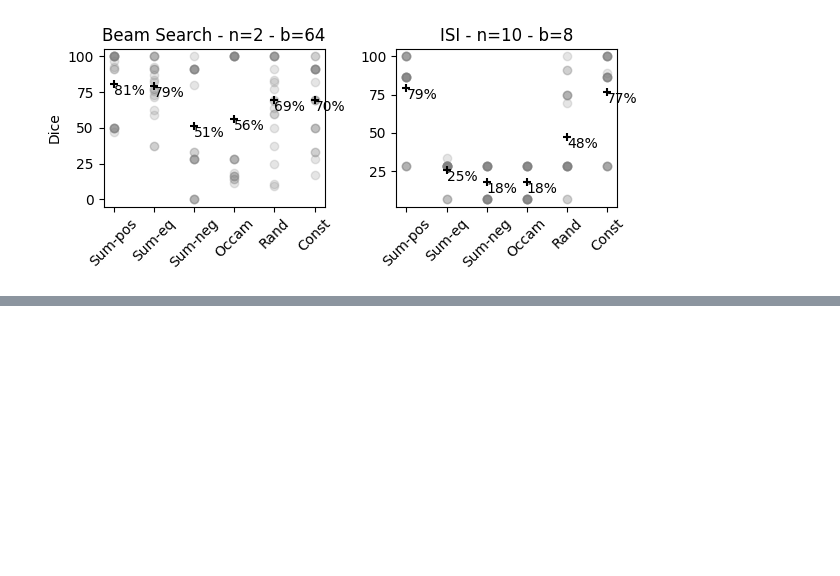
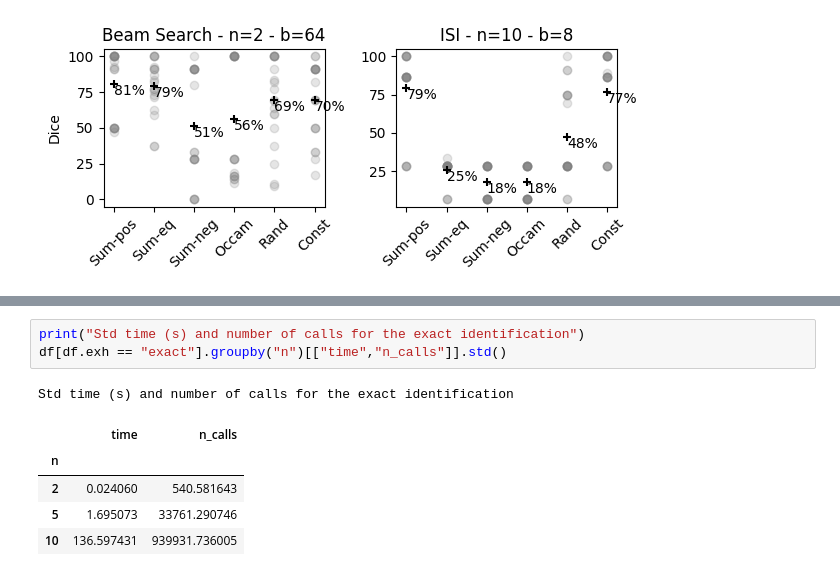
Before and after one commit to SamuelReyd/SearchingForCauses, a Jupyter notebook: src/Figures.ipynb, the cells around one changed output, grey strips where cells are left out. Cells and saved outputs as stored; diff of their text form; blank space fills up the shorter version.

```diff
--- a/src/Figures.ipynb
+++ b/src/Figures.ipynb
@@ -183,0 +196,10 @@ plot_heuristic(df, folder="../figures/")
+# %%
+print("Std time (s) and number of calls for the exact identification")
+df[df.exh == "exact"].groupby("n")[["time","n_calls"]].std()
+# %% [output]
+Std time (s) and number of calls for the exact identification
+|  | time | n_calls |
+| n |  |  |
+| 2 | 0.024060 | 540.581643 |
+| 5 | 1.695073 | 33761.290746 |
+| 10 | 136.597431 | 939931.736005 |
```
Also changed, not shown: parts of 3 cells of this notebook, 9 other files.
